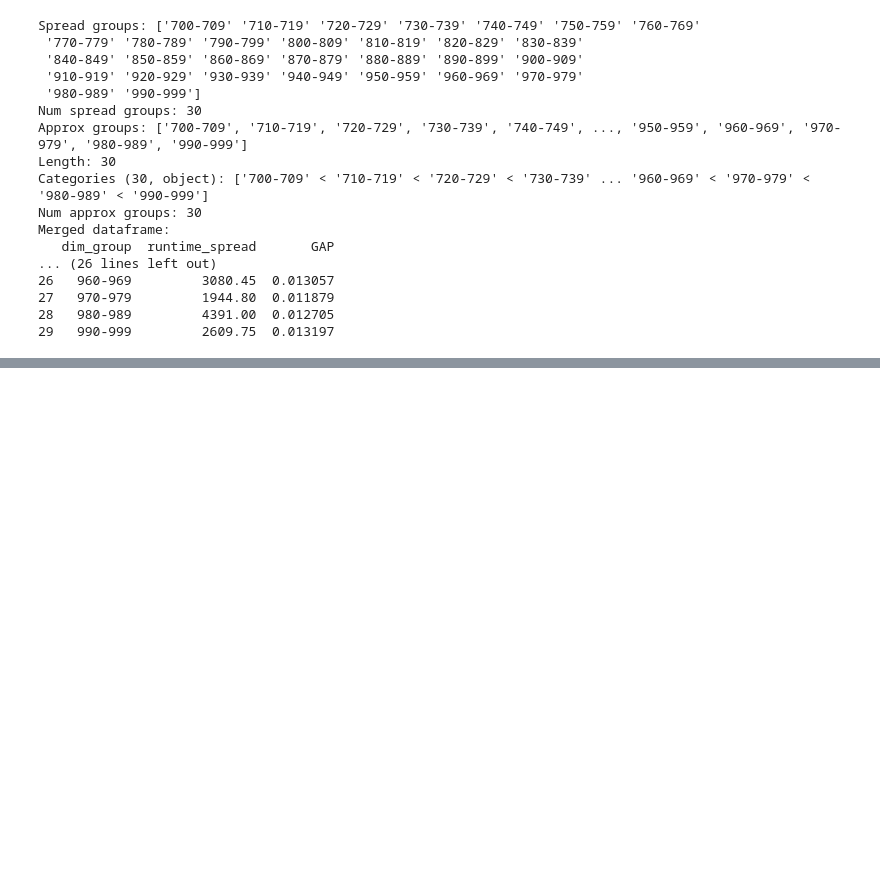
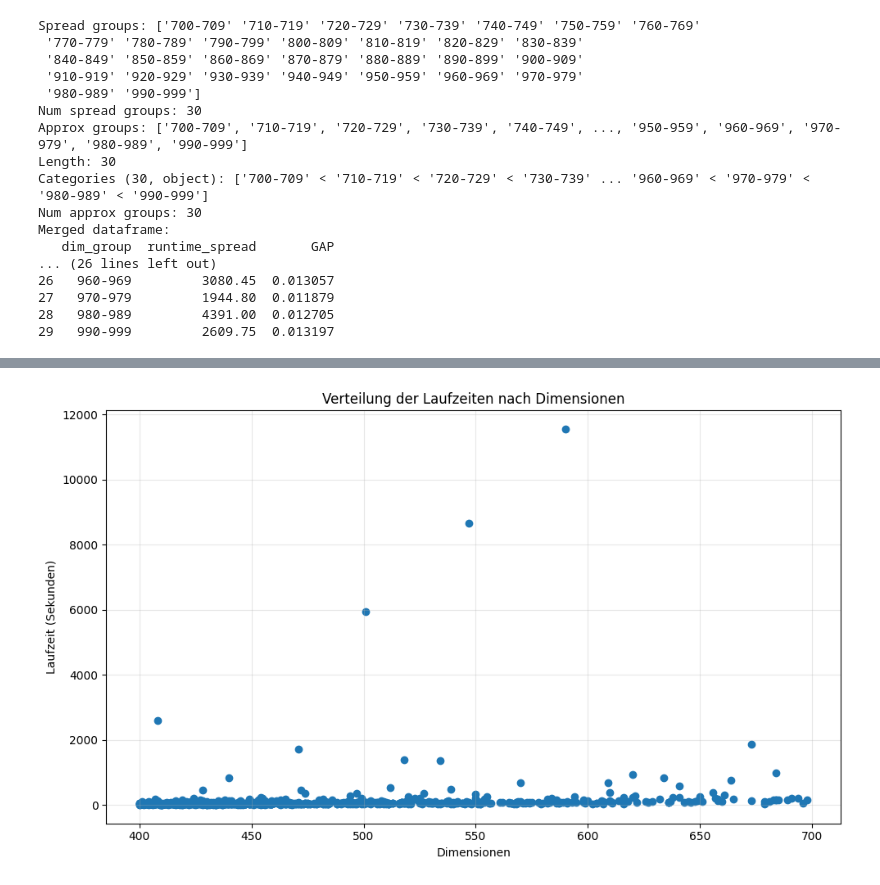
Before and after one commit to Linelle-7/TSP-Benchmark-Analysis, a Jupyter notebook: DatenAnalyse_fuer_TSP.ipynb, the cells around one changed output, grey strips where cells are left out. Saved outputs shown, nothing was run; the diff lists cells and outputs as text; code cells hidden in the pictures; blank space fills up the shorter version.

```diff
--- a/DatenAnalyse_fuer_TSP.ipynb
+++ b/DatenAnalyse_fuer_TSP.ipynb
@@ -992,0 +1405,3 @@ JSON gespeichert: tsp10000.json
+# %%
+R400_700= read_and_compute_runtime("R400_700_runtimes.mp80")
+print(R400_700)
@@ -992,0 +1478,2 @@ JSON gespeichert: tsp10000.json
+# %%
+dims_400_700 = load_dimensions2(r"C:\GitProjekts\PDA\R400_700.tar.gz")
@@ -992,0 +1482,8 @@ JSON gespeichert: tsp10000.json
+# %%
+df_R400_700 = combine_dimensions_runtimes(dims_400_700, R400_700["runtime_s"],len(R400_700), "R400_700")
+print(df_R400_700)
+
+#print(df_R400_700["dimension"].max())
+
+
+ df_R400_700_2=df_R400_700.loc[(df_R400_700["dimension"] >= 400) & (df_R400_700["dimension"] <= 700)][["dimension"]]
@@ -992,0 +1519,6 @@ JSON gespeichert: tsp10000.json
+# %%
+df_R400_700_2 = df_R400_700[
+    df_R400_700["dimension"].between(400, 700)
+].copy()
+
+print(df_R400_700_2)
@@ -992,0 +1540,17 @@ JSON gespeichert: tsp10000.json
+# %%
+# Visualisierung der Verteilung der Laufzeiten nach Dimensionen
+
+plt.ion()
+plt.figure(figsize=(10, 6))
+plt.scatter(df_R400_700_2["dimension"],df_R400_700_2["runtime"])
+plt.xlabel("Dimensionen")
+plt.ylabel("Laufzeit (Sekunden)")
+plt.title("Verteilung der Laufzeiten nach Dimensionen")
+#plt.xlim(-10, 600)
+#plt.ylim(-10, 80)
+plt.tight_layout()
+plt.savefig("runtime_distribution111.png")
+plt.grid(True, alpha=0.3)
+plt.show()
+# %% [output]
+[figure, added]
```
Also changed, not shown: parts of 49 cells of this notebook, 23 other files.
